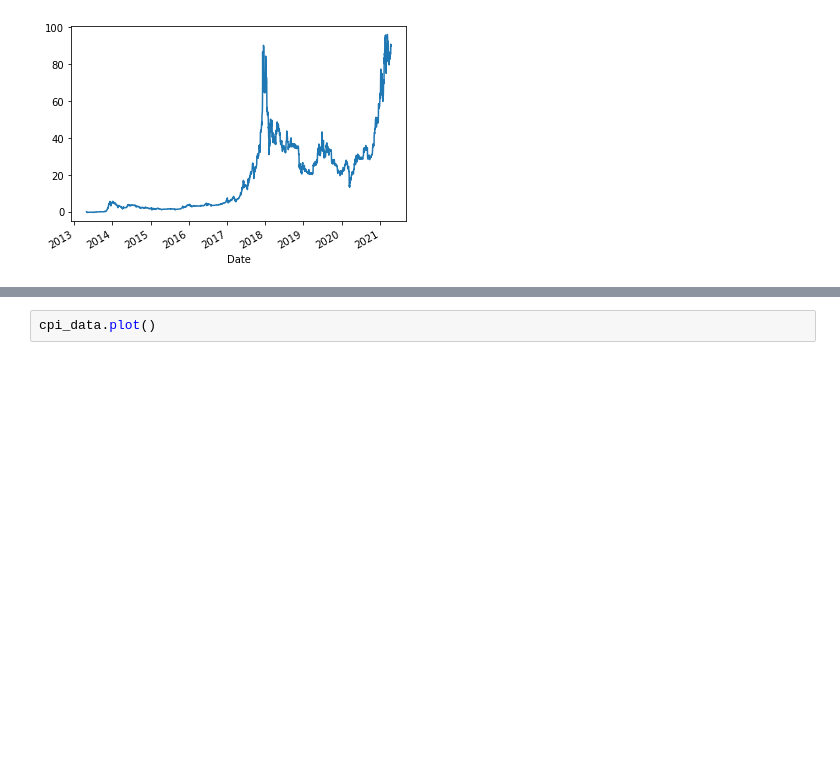
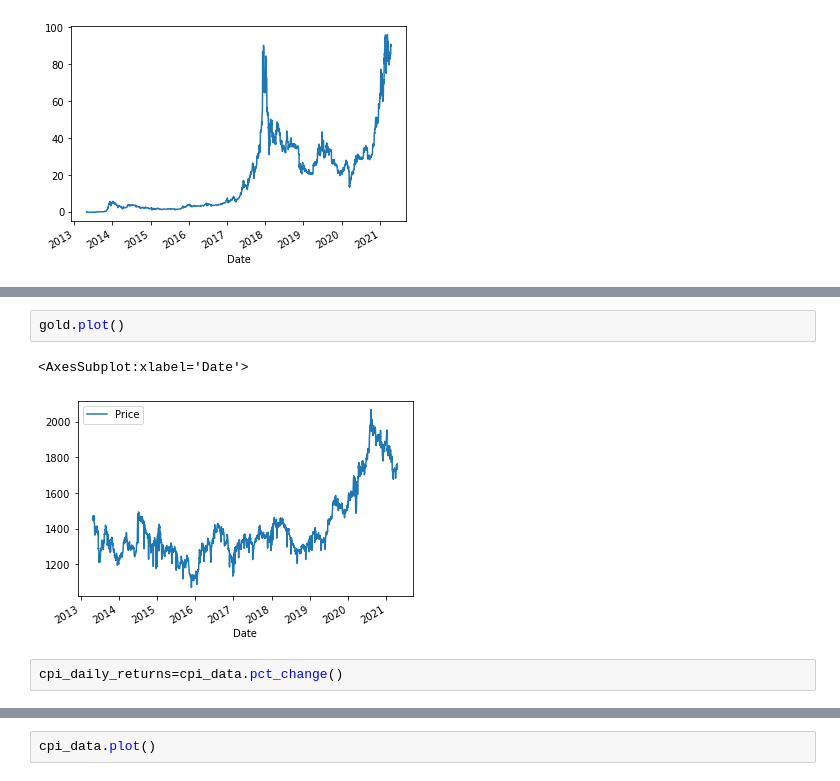
Before and after one commit to tatejones919/RSI_Correlation, a Jupyter notebook: notebooks/Tate's_notebook.ipynb, the cells around one changed output, grey strips where cells are left out. Drawn from its saved outputs; the diff is of its cells as text; blank space fills up the shorter version.

```diff
--- a/notebooks/Tate's_notebook.ipynb
+++ b/notebooks/Tate's_notebook.ipynb
@@ -154,0 +163,7 @@ cpi_data
+# %%
+gold.plot()
+# %% [output]
+<AxesSubplot:xlabel='Date'>
+[figure, added]
+# %%
+cpi_daily_returns=cpi_data.pct_change()
```
Also changed, not shown: parts of 5 cells of this notebook.
